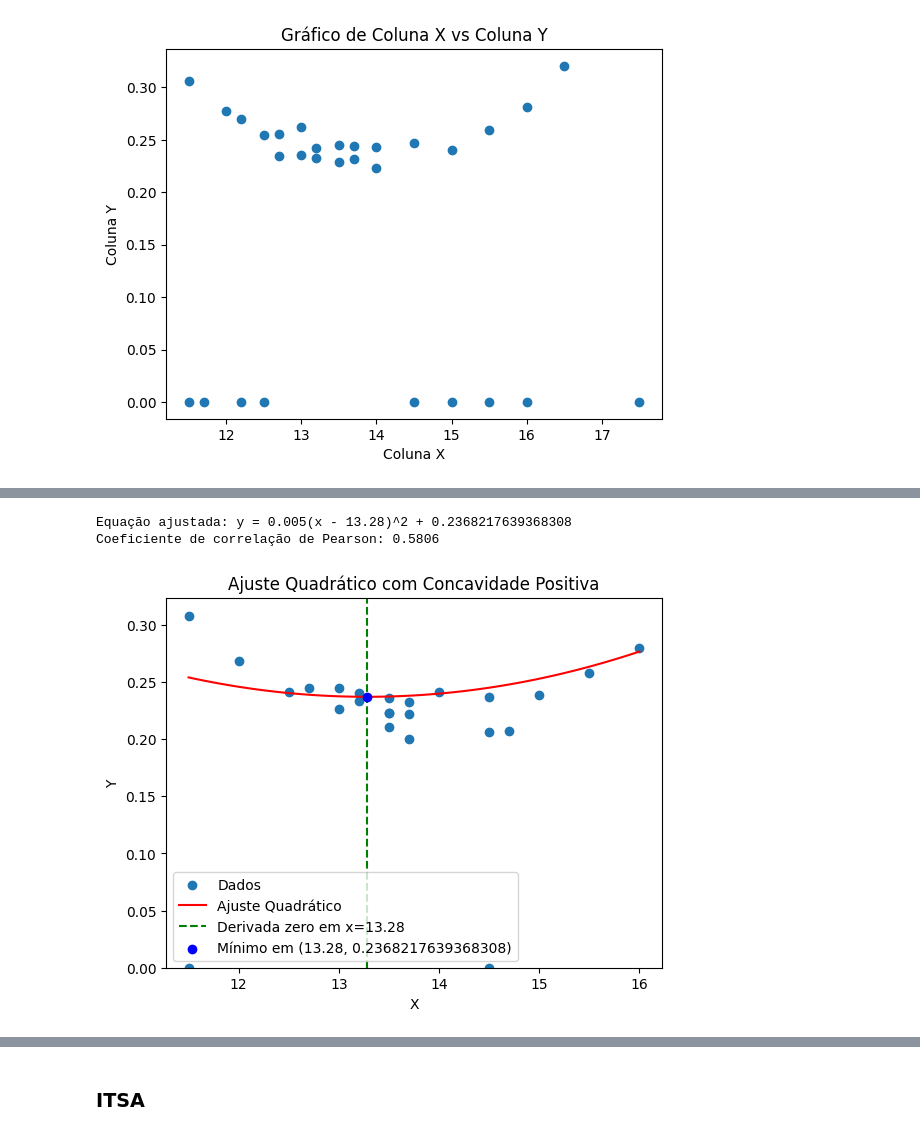
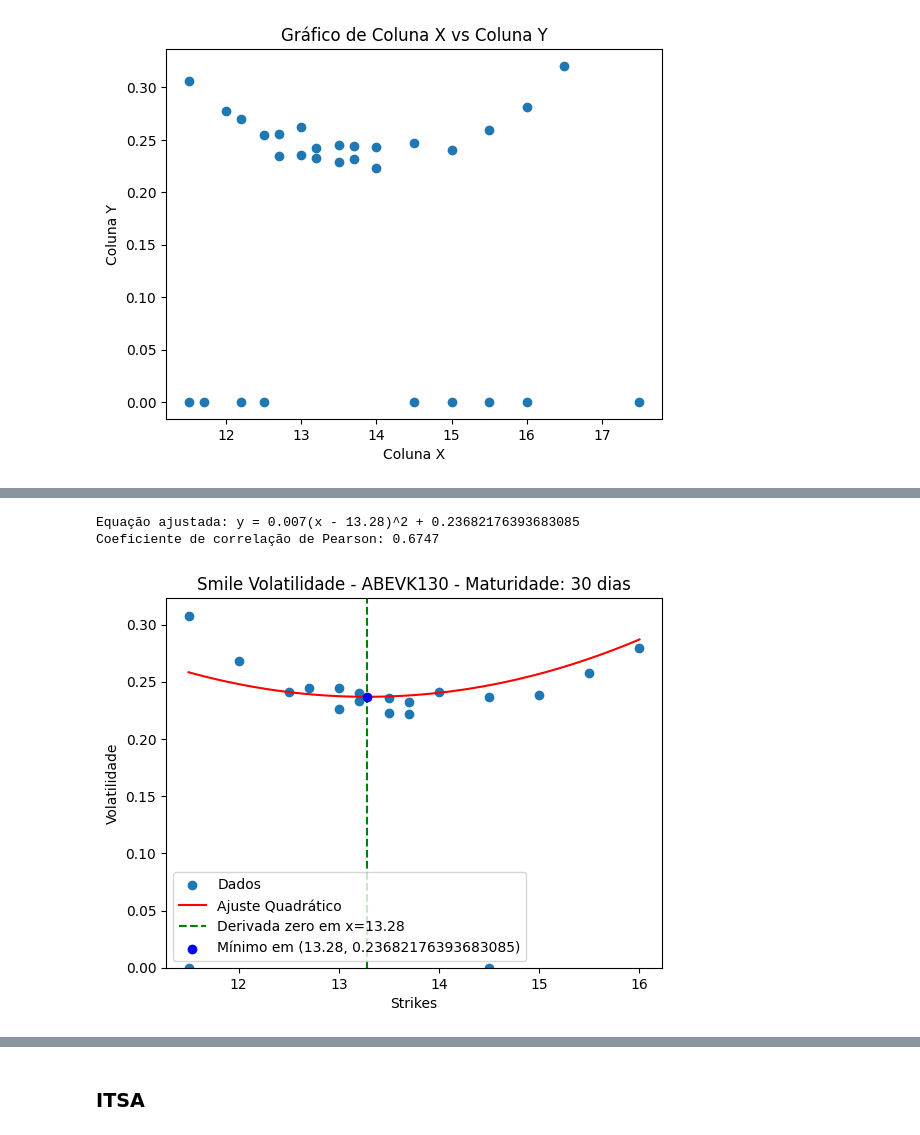
Before and after one commit to VitorSancho/IVOptionPredictor, a Jupyter notebook: projeto/src/MLApp/Avaliacao.ipynb, the cells around one changed output, grey strips where cells are left out. Cells and saved outputs as stored; diff of their text form; code cells hidden in the pictures.

```diff
--- a/projeto/src/MLApp/Avaliacao.ipynb
+++ b/projeto/src/MLApp/Avaliacao.ipynb
@@ -349,0 +438,11 @@ dados_b3_abev
+# %%
+dados_b3_abev.loc[dados_b3_abev['vol_implicita'] == -1, 'vol_implicita'] = 0
+
+dados_b3_abev_04_10_2024 = dados_b3_abev[dados_b3_abev['dtPregao'] == '2024.10.04']
+dados_b3_abev_11_10_2024 = dados_b3_abev[dados_b3_abev['dtPregao'] == '2024.10.11']
+dados_b3_abev_18_10_2024 = dados_b3_abev[dados_b3_abev['dtPregao'] == '2024.10.18']
+
+dados_b3_abev_04102024_dias_ate_vencimento_30 = dados_b3_abev_04_10_2024[dados_b3_abev_04_10_2024['diasAteVencimento'] == 30]
+dados_b3_abev_04102024_dias_ate_vencimento_55 = dados_b3_abev_04_10_2024[dados_b3_abev_04_10_2024['diasAteVencimento'] == 55]
+dados_b3_abev_11102024_dias_ate_vencimento_51 = dados_b3_abev_11_10_2024[dados_b3_abev_11_10_2024['diasAteVencimento'] == 51]
+dados_b3_abev_18102024_dias_ate_vencimento_44 = dados_b3_abev_18_10_2024[dados_b3_abev_18_10_2024['diasAteVencimento'] == 44]
@@ -375,3 +506,5 @@ plt.title('Gráfico de Coluna X vs Coluna Y')
 plt.show()
 # %% [output]
 [figure]
+# %%
+fitar_superficie(dados_b3_abev_04102024_dias_ate_vencimento_55, 55, spot_ABEV, dados_b3_abev_04102024_dias_ate_vencimento_55.iloc[0]['cod_neg'])
@@ -377,0 +515,2 @@ plt.show()
+# %%
+fitar_superficie(dados_b3_abev_11102024_dias_ate_vencimento_51, 51, spot_ABEV, dados_b3_abev_04102024_dias_ate_vencimento_30.iloc[0]['cod_neg'])
@@ -377,0 +521,2 @@ plt.show()
+# %%
+fitar_superficie(dados_b3_abev_18102024_dias_ate_vencimento_44, 44, spot_ABEV, dados_b3_abev_18102024_dias_ate_vencimento_44.iloc[0]['cod_neg'])
@@ -378,6 +527,6 @@ plt.show()
 # %%
-fitar_superficie(dados_b3_abev, 30, spot=spot_ABEV)
+fitar_superficie(dados_b3_abev_04102024_dias_ate_vencimento_30, 30, spot_ABEV, dados_b3_abev_04102024_dias_ate_vencimento_30.iloc[0]['cod_neg'])
 # %% [output]
-Equação ajustada: y = 0.005(x - 13.28)^2 + 0.2368217639368308
-Coeficiente de correlação de Pearson: 0.5806
+Equação ajustada: y = 0.007(x - 13.28)^2 + 0.23682176393683085
+Coeficiente de correlação de Pearson: 0.6747
-[figure, old version]
+[figure, new version]
```
Also changed, not shown: parts of 38 cells of this notebook, 2 other files.
